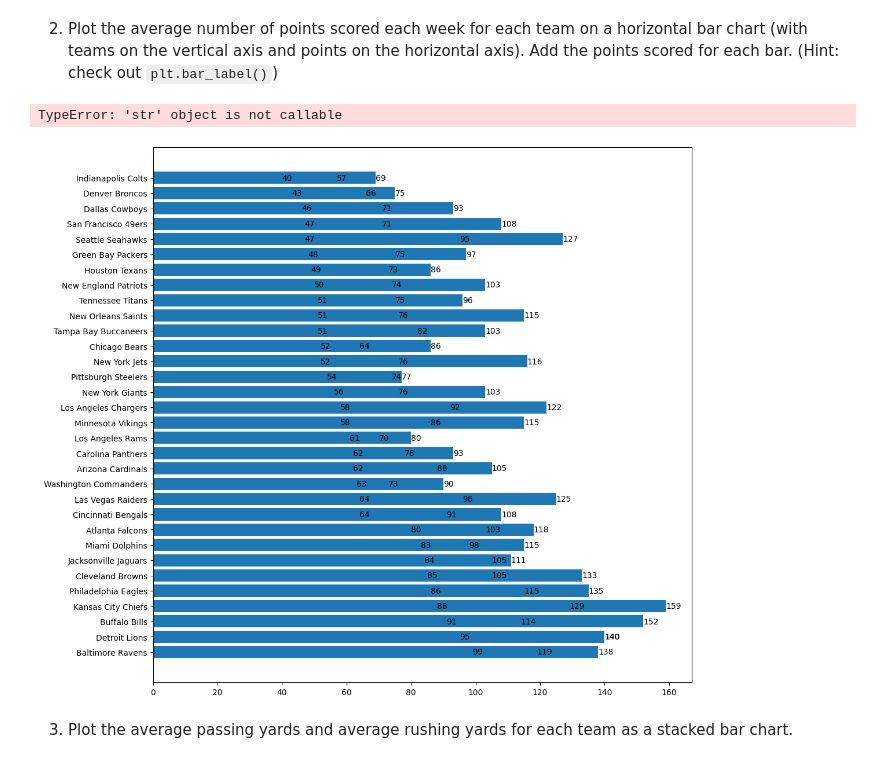
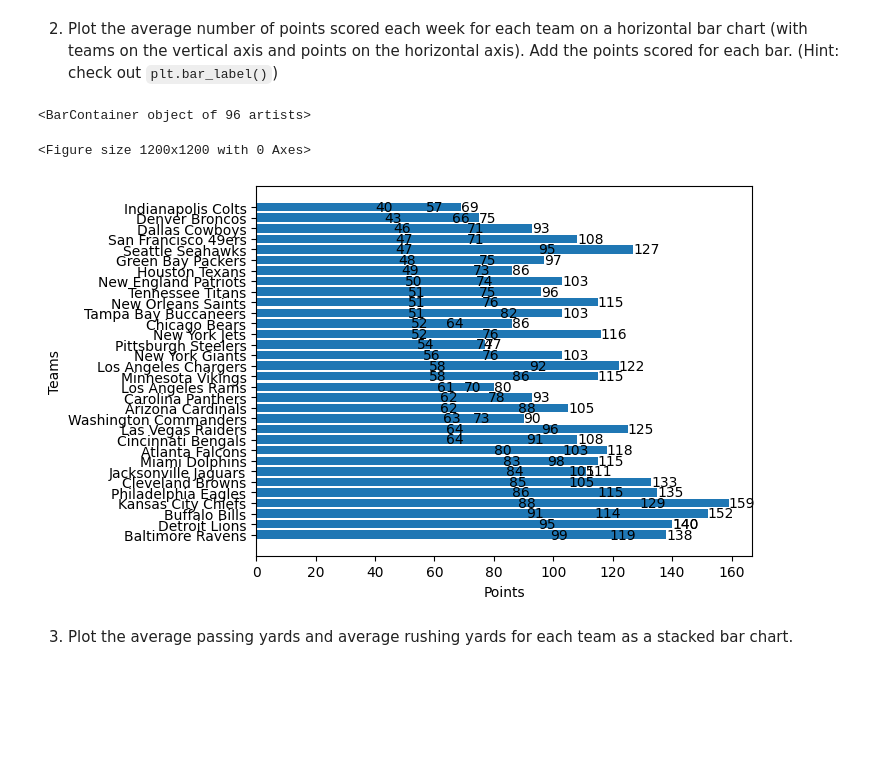
Before and after one commit to Jellis187/cis277-fa22-Lab5, a Jupyter notebook: Lab5.ipynb, the cells around one changed output. Saved outputs shown, nothing was run; the diff lists cells and outputs as text; code cells hidden in the pictures; blank space fills up the shorter version.

```diff
--- a/Lab5.ipynb
+++ b/Lab5.ipynb
@@ -38,17 +38,18 @@ final_df
 # %%
 from matplotlib.pyplot import xlabel, ylabel
 
 
 plt.figure(figsize=(12, 12))
 
-#fig, ax = plt.subplots()
+fig, ax = plt.subplots()
 barhplot = plt.barh(df.team, df.points_scored)
 plt.bar_label(barhplot)
-plt.xlabel("Points")
-plt.ylabel("Teams")
+ax.set_xlabel("Points")
+ax.set_ylabel("Teams")
 barhplot
 # %% [output]
-TypeError: 'str' object is not callable
+<BarContainer object of 96 artists>
+<Figure size 1200x1200 with 0 Axes>
-[figure, old version]
+[figure, new version]
 # %% [markdown]
 3. Plot the average passing yards and average rushing yards for each team as a stacked bar chart.
```
Also changed, not shown: parts of 8 cells of this notebook, 1 other file.
